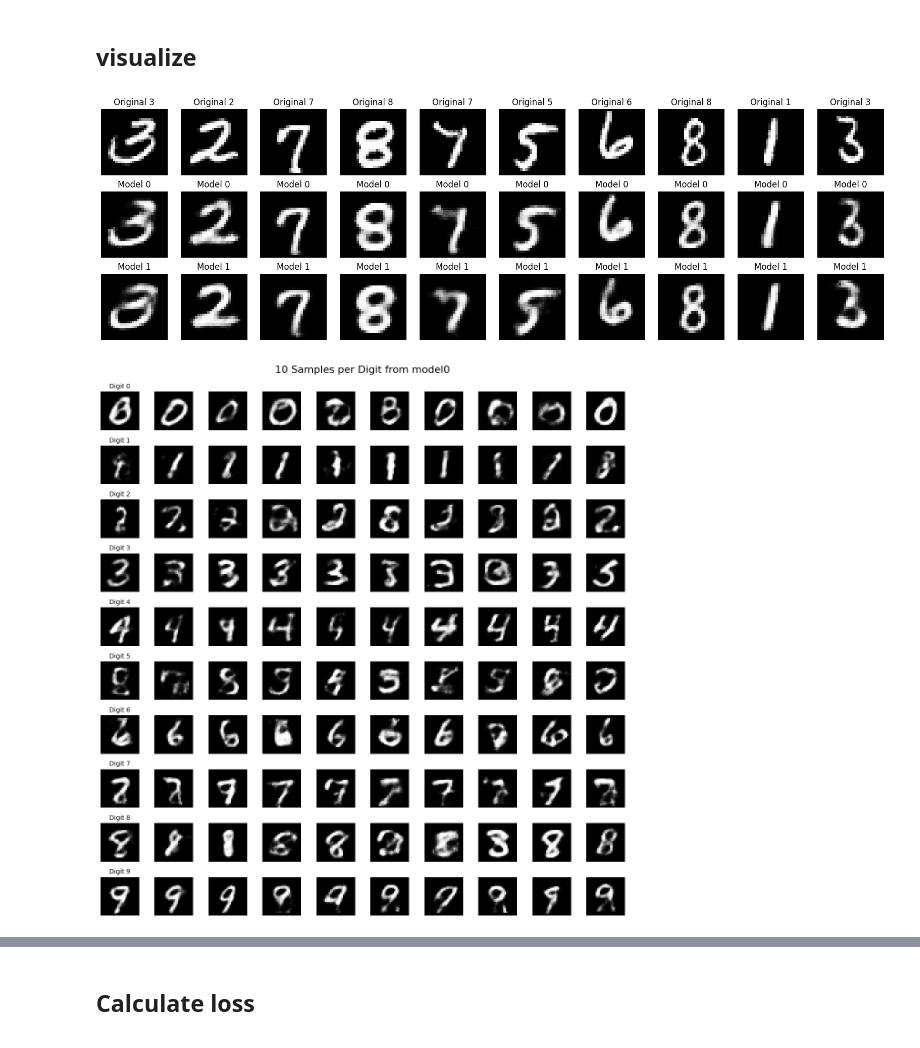
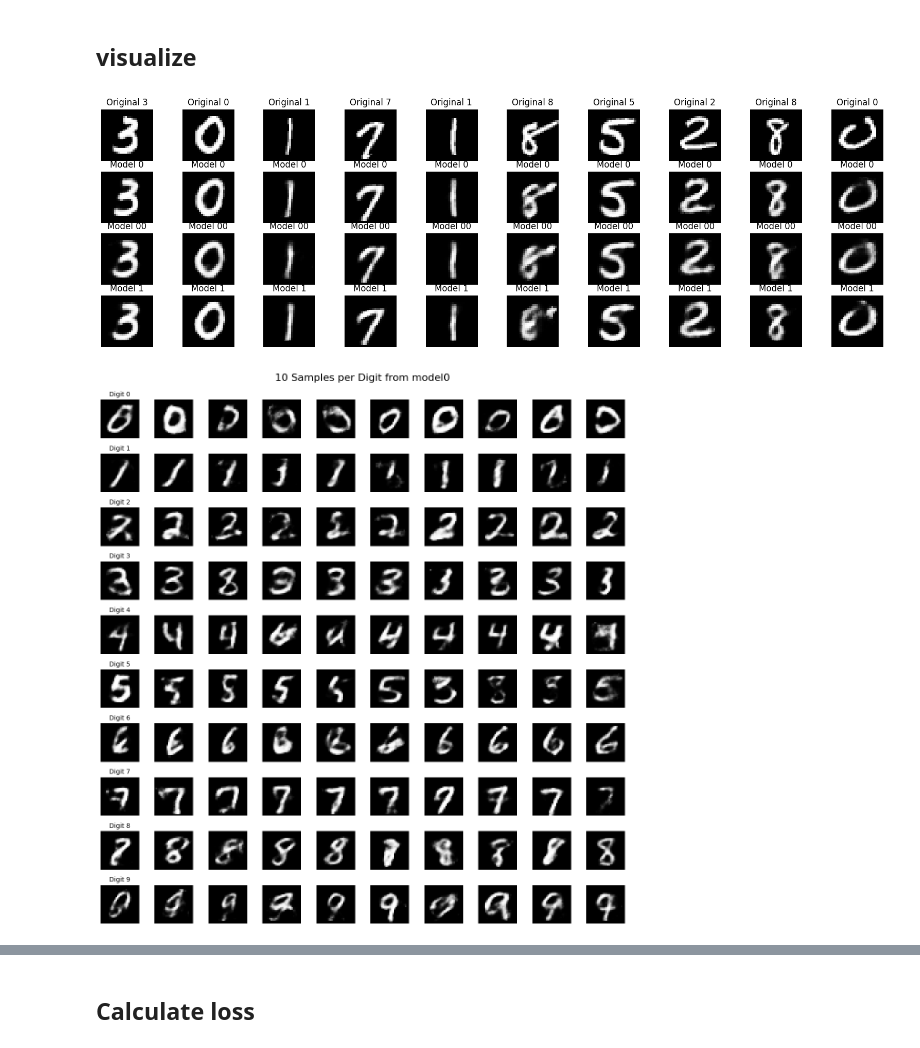
Before and after one commit to liuqiyuanhhh/Verified-Synthetic-Data, a Jupyter notebook: MNIST/clean_version.ipynb, the cells around one changed output, grey strips where cells are left out. Saved outputs shown, nothing was run; the diff lists cells and outputs as text; code cells hidden in the pictures.

Commit message:
add unfiltered data

```diff
--- a/MNIST/clean_version.ipynb
+++ b/MNIST/clean_version.ipynb
@@ -230,6 +345,7 @@ model1_path = f"model_saved/cvae_mnist_filtered_synthetic_data_{sample_size}.pth
 # %%
 model1_path = f"/home/qiyuanliu/data_filter/Verified-Synthetic-Data/MNIST/model_saved/cvae_mnist_filtered_synthetic_data_{sample_size}.pth"
 model0_path = f"/home/qiyuanliu/data_filter/Verified-Synthetic-Data/MNIST/model_saved/cvae_mnist_{sample_size}.pth"
+model00_path = f"/home/qiyuanliu/data_filter/Verified-Synthetic-Data/MNIST/model_saved/cvae_mnist_unfiltered_synthetic_data_{sample_size}.pth"
 # %%
 # Set device
 device = torch.device("cuda" if torch.cuda.is_available() else "cpu")
@@ -251,37 +367,47 @@ model1.eval()
 model0 = CVAE(latent_dim=latent_dim, label_dim=label_dim).to(device)
 model0.load_state_dict(torch.load(model0_path, map_location=device))
 model0.eval()
 
+model00 = CVAE(latent_dim=latent_dim, label_dim=label_dim).to(device)
+model00.load_state_dict(torch.load(model00_path, map_location=device))
+model00.eval()
+
 # Get some test data
 test_dataset = datasets.MNIST(root="./data", train=False, transform=transforms.ToTensor())
 test_loader = DataLoader(test_dataset, batch_size=10, shuffle=True) # batch size 10 to get 10 samples
 data_iter = iter(test_loader)
 test_images, test_labels = next(data_iter)
 test_images = test_images.view(-1, 784).to(device)  # flatten   to [10, 784]
 test_labels_onehot = F.one_hot(test_labels, num_classes=10).float().to(device)  # to one-hot    to [10, 10]
 with torch.no_grad():
     recon_images0, _, _ = model0(test_images, test_labels_onehot)
     recon_images1, _, _ = model1(test_images, test_labels_onehot)
+    recon_images00, _, _ = model00(test_images, test_labels_onehot)
 recon_images0 = recon_images0.view(-1, 1, 28, 28).cpu()
 recon_images1 = recon_images1.view(-1, 1, 28, 28).cpu()
+recon_images00 = recon_images00.view(-1, 1, 28, 28).cpu()
 test_images = test_images.view(-1, 1, 28, 28).cpu() # reshape back to [10, 1, 28, 28]
 
 # Plot original and reconstructed images side by side
-fig, axes = plt.subplots(3, 10, figsize=(20, 6))
+fig, axes = plt.subplots(4, 10, figsize=(20, 6))
 for i in range(10):
     axes[0, i].imshow(test_images[i].squeeze(), cmap='gray')
     axes[0, i].set_title(f'Original {test_labels[i].item()}')
     axes[0, i].axis('off')
 
     axes[1, i].imshow(recon_images0[i].squeeze(), cmap='gray')
     axes[1, i].set_title('Model 0')
     axes[1, i].axis('off')
 
-    axes[2, i].imshow(recon_images1[i].squeeze(), cmap='gray')
-    axes[2, i].set_title('Model 1')
+    axes[2, i].imshow(recon_images00[i].squeeze(), cmap='gray')
+    axes[2, i].set_title('Model 00')
     axes[2, i].axis('off')
+
+    axes[3, i].imshow(recon_images1[i].squeeze(), cmap='gray')
+    axes[3, i].set_title('Model 1')
+    axes[3, i].axis('off')
 # %% [output]
-[figure, old version]
+[figure, new version]
 # %%
 model=model0
 device = torch.device("cuda" if torch.cuda.is_available() else "cpu")
@@ -322,7 +448,7 @@ plt.tight_layout()
 plt.suptitle("10 Samples per Digit from model0", y=1.02, fontsize=16)
 plt.show()
 # %% [output]
-[figure, old version]
+[figure, new version]
 # %%
 model=model1
 device = torch.device("cuda" if torch.cuda.is_available() else "cpu")
```
Also changed, not shown: parts of 11 cells of this notebook.
